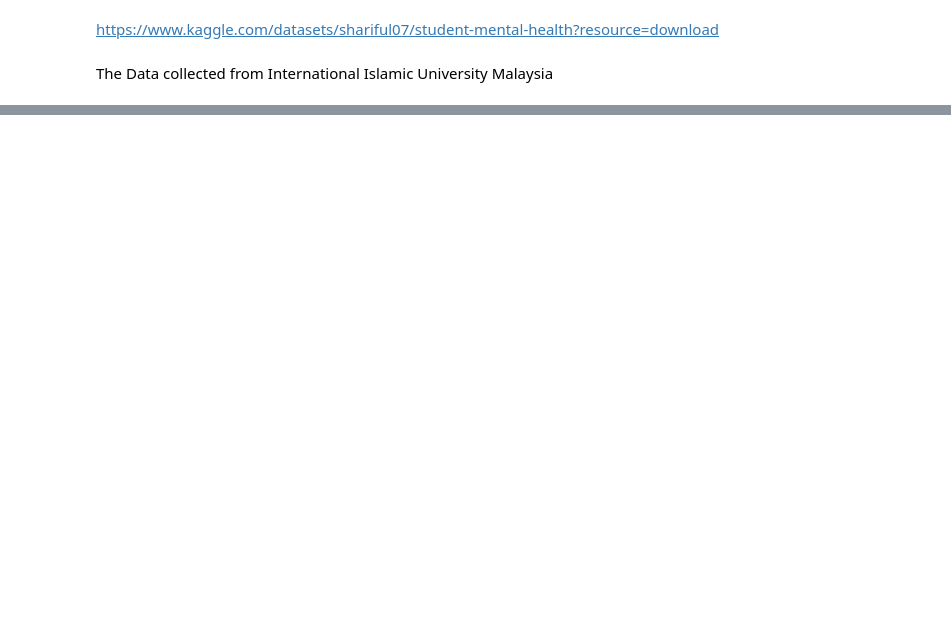
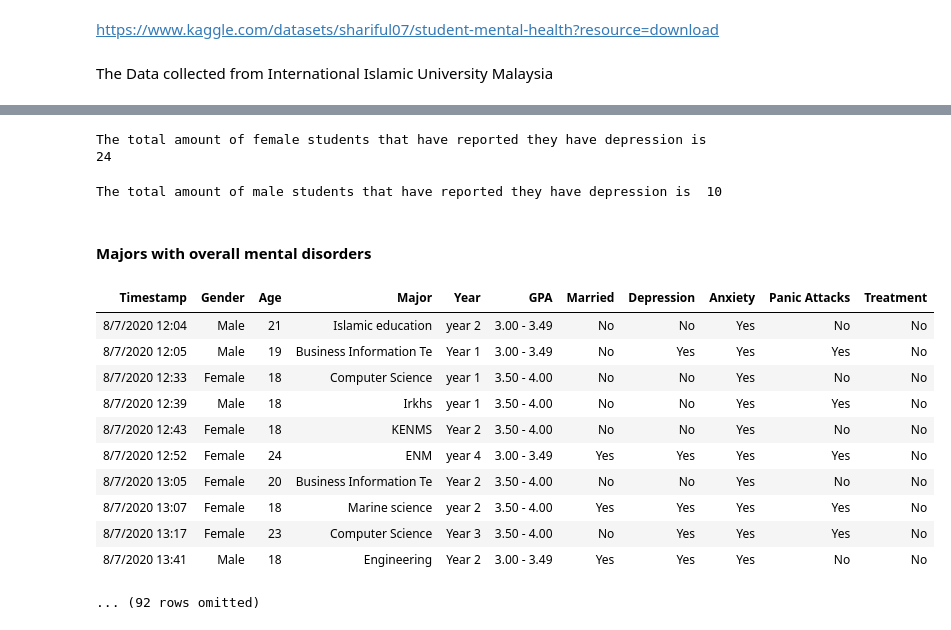
Before and after one commit to daveyloder/Temple-Code, a Jupyter notebook: SCTC 1013/Group Project/StudentHealth.ipynb, the cells around one changed output, grey strips where cells are left out. Cells and saved outputs as stored; diff of their text form; code cells hidden in the pictures; blank space fills up the shorter version.

```diff
--- a/SCTC 1013/Group Project/StudentHealth.ipynb
+++ b/SCTC 1013/Group Project/StudentHealth.ipynb
@@ -77,0 +183,33 @@ student_major_count.show()
+# %%
+female_students_with_anxiety = students_with_anxiety.where("Gender",are.equal_to("Female"))
+print("The total amount of female students that have reported they have depression is ", str(female_students_with_anxiety.num_rows))
+# %% [output]
+The total amount of female students that have reported they have depression is  24
+# %%
+male_students_with_anxiety = students_with_anxiety.where("Gender",are.equal_to("Male"))
+print("The total amount of male students that have reported they have depression is ", str(male_students_with_anxiety.num_rows))
+# %% [output]
+The total amount of male students that have reported they have depression is  10
+# %% [markdown]
+#### Majors with overall mental disorders
+# %%
+anxietytable = students.where("Anxiety",are.equal_to("Yes"))
+depressiontable = students.where("Depression",are.equal_to("Yes"))
+panictable = students.where("Panic Attacks",are.equal_to("Yes"))
+
+alldisordertable = anxietytable.append(depressiontable)
+alldisordertable = anxietytable.append(panictable)
+alldisordertable
+# %% [output]
+| Timestamp | Gender | Age | Major | Year | GPA | Married | Depression | Anxiety | Panic Attacks | Treatment |
+| 8/7/2020 12:04 | Male | 21 | Islamic education | year 2 | 3.00 - 3.49 | No | No | Yes | No | No |
+| 8/7/2020 12:05 | Male | 19 | Business Information Te | Year 1 | 3.00 - 3.49 | No | Yes | Yes | Yes | No |
+| 8/7/2020 12:33 | Female | 18 | Computer Science | year 1 | 3.50 - 4.00 | No | No | Yes | No | No |
+| 8/7/2020 12:39 | Male | 18 | Irkhs | year 1 | 3.50 - 4.00 | No | No | Yes | Yes | No |
+| 8/7/2020 12:43 | Female | 18 | KENMS | Year 2 | 3.50 - 4.00 | No | No | Yes | No | No |
+| 8/7/2020 12:52 | Female | 24 | ENM | year 4 | 3.00 - 3.49 | Yes | Yes | Yes | Yes | No |
+| 8/7/2020 13:05 | Female | 20 | Business Information Te | Year 2 | 3.50 - 4.00 | No | No | Yes | No | No |
+| 8/7/2020 13:07 | Female | 18 | Marine science | year 2 | 3.50 - 4.00 | Yes | Yes | Yes | Yes | No |
+| 8/7/2020 13:17 | Female | 23 | Computer Science | Year 3 | 3.50 - 4.00 | No | Yes | Yes | Yes | No |
+| 8/7/2020 13:41 | Male | 18 | Engineering | Year 2 | 3.00 - 3.49 | Yes | Yes | Yes | No | No |
+... (92 rows omitted)
```
Also changed, not shown: parts of 58 cells of this notebook.
